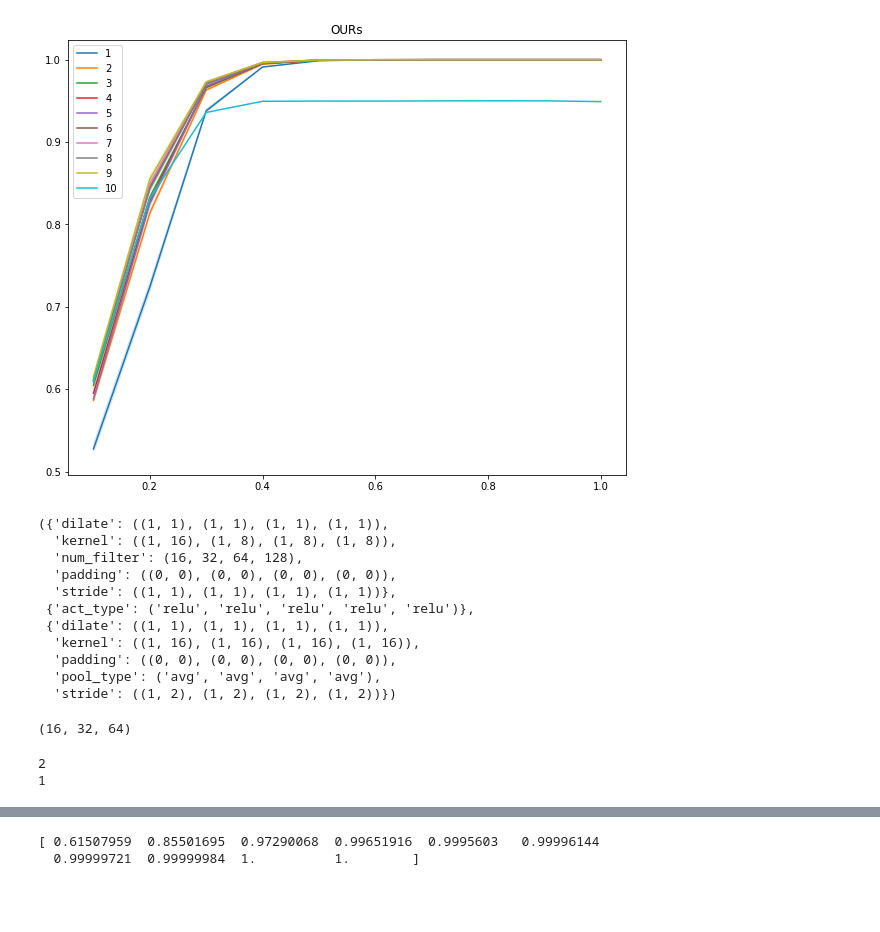
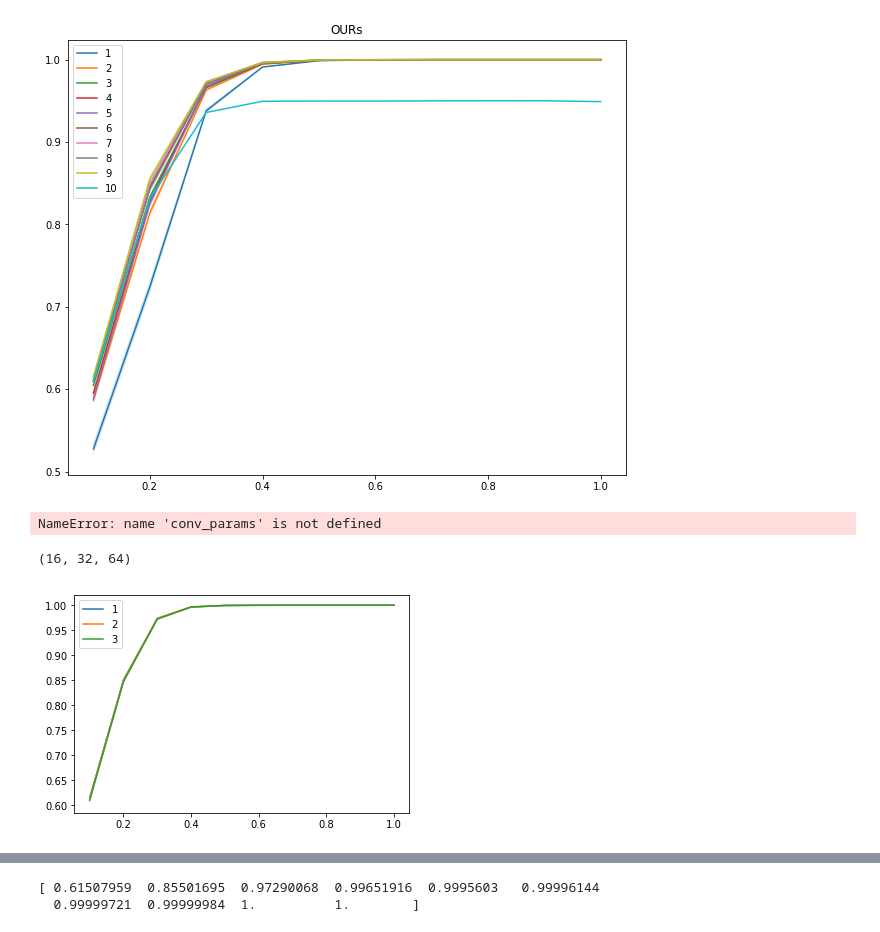
Before and after one commit to iphysresearch/Python4GW, a Jupyter notebook: CNN.ipynb, the cells around one changed output, grey strips where cells are left out. Saved outputs shown, nothing was run; the diff lists cells and outputs as text; code cells hidden in the pictures; blank space fills up the shorter version.

```diff
--- a/CNN.ipynb
+++ b/CNN.ipynb
@@ -1528,28 +1599,35 @@ pool_params = {'pool_type':(('avg'),) + (('avg'),)*(num_layers-1),
 # %%
-(16, 32, 64,)
 def temp(x):
     if x == 1: return (16,)
     else: return temp(x-1) + (16*2**(x-1),)
+
 conv_params, act_params, pool_params
 # %% [output]
-({'dilate': ((1, 1), (1, 1), (1, 1), (1, 1)),
-  'kernel': ((1, 16), (1, 8), (1, 8), (1, 8)),
-  'num_filter': (16, 32, 64, 128),
-  'padding': ((0, 0), (0, 0), (0, 0), (0, 0)),
-  'stride': ((1, 1), (1, 1), (1, 1), (1, 1))},
- {'act_type': ('relu', 'relu', 'relu', 'relu', 'relu')},
- {'dilate': ((1, 1), (1, 1), (1, 1), (1, 1)),
-  'kernel': ((1, 16), (1, 16), (1, 16), (1, 16)),
-  'padding': ((0, 0), (0, 0), (0, 0), (0, 0)),
-  'pool_type': ('avg', 'avg', 'avg', 'avg'),
-  'stride': ((1, 2), (1, 2), (1, 2), (1, 2))})
+NameError: name 'conv_params' is not defined
-# %%
-temp(1+2)
-# %% [output]
-(16, 32, 64)
-# %%
-for i in range(1,2+1)[::-1]:
-    print(i)
-# %% [output]
-2
-1
+# %%
+conv_params = {'kernel': ((1,16), (1,8), (1,8)),
+            'num_filter': num_filter,
+            'stride': ((1,1), (1,1), (1,1),),
+            'padding': ((0,0), (0,0), (0,0),),
+            'dilate': ((1,1), (1,1), (1,1),)}
+act_params = {'act_type': ('relu', 'relu', 'relu', 'relu',)}
+pool_params = {'pool_type': ('avg', 'avg', 'avg',),
+            'kernel': ((1,16), (1,16), (1,16),),
+            'stride': ((1,2), (1,2), (1,2),),
+            'padding': ((0,0),(0,0), (0,0),),
+            'dilate': ((1,1), (1,1), (1,1),)},
+fc_params = {'hidden_dim': (64,)}, drop_prob = 0
+# %% [output]
+(16, 32, 64)
+# %%
+def plot_AUC(AUC):
+#     plt.figure(figsize=(8,5))
+    xrange = np.linspace(0.1,1,10)
+    for i in range(AUC.shape[0]):
+        plt.plot(xrange, AUC[i].mean(axis=1),label =i+1)
+        plt.fill_between(xrange, y1 = AUC[i].mean(axis=1)-AUC[i].std(axis=1)
+                     ,y2 = AUC[i].mean(axis=1)+AUC[i].std(axis=1) ,alpha=.2)
+    plt.legend()
+plot_AUC(np.load('/Users/Herb/Downloads/AUC_OURs-3.npy'))
+# %% [output]
+[figure, added]
```
Also changed, not shown: parts of 11 cells of this notebook, 10 other files.
